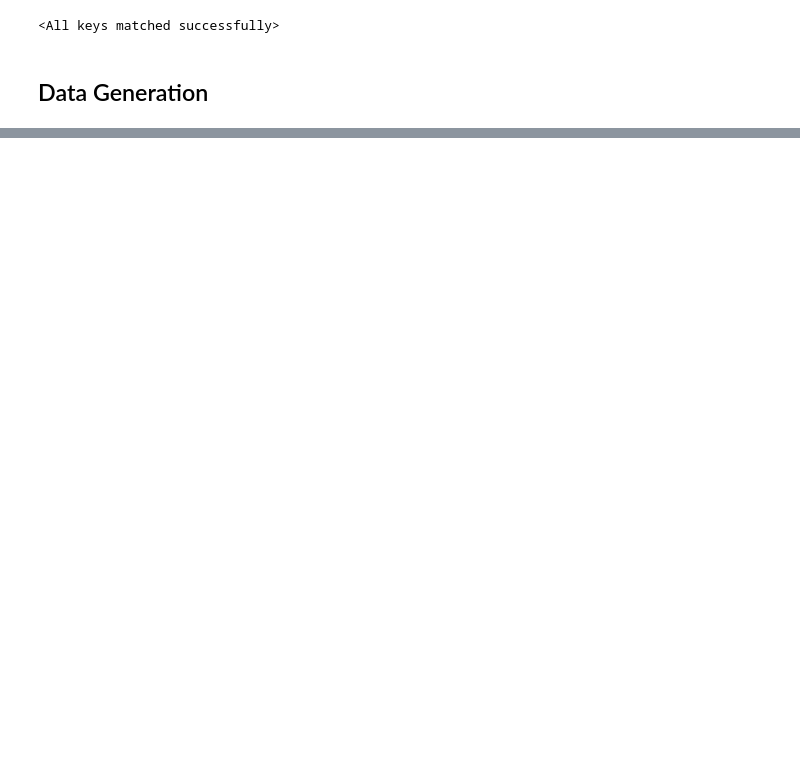
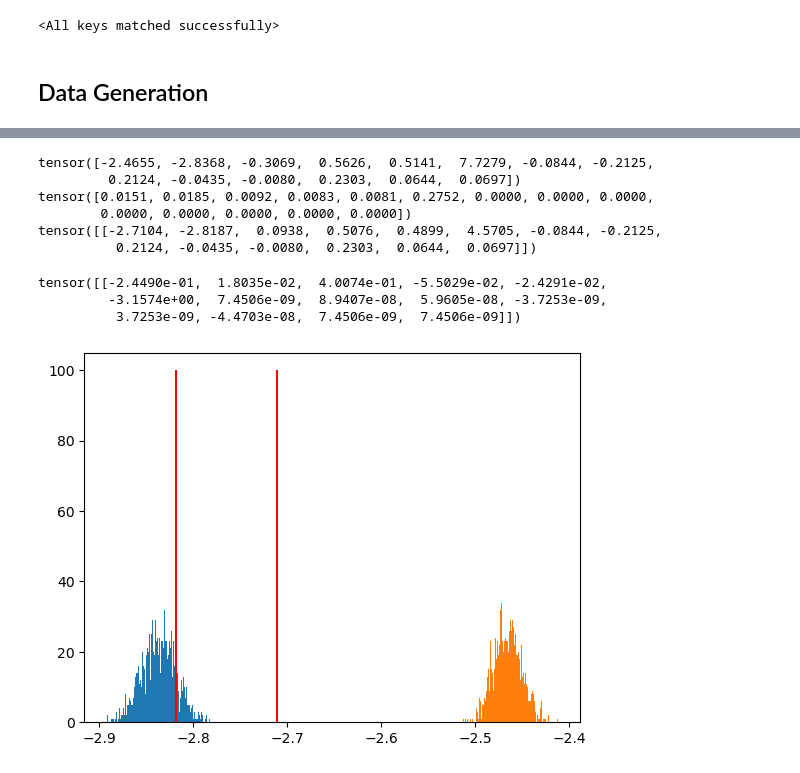
Before and after one commit to bGuenes/sbi_model_comparison, a Jupyter notebook: ModelTransfuser_run.ipynb, the cells around one changed output, grey strips where cells are left out. Drawn from its saved outputs; the diff is of its cells as text; code cells hidden in the pictures; blank space fills up the shorter version.

Commit message:
conditioning and num_samples

```diff
--- a/ModelTransfuser_run.ipynb
+++ b/ModelTransfuser_run.ipynb
@@ -104,5 +128,5 @@ plt.show()
 # %%
-ModelTransfuser.load_state_dict(torch.load("ModelTransfuser/models/ModelTransfuser_t100.pt", weights_only=False))
+ModelTransfuser.load_state_dict(torch.load("ModelTransfuser/models/ModelTransfuser_t50.pt", weights_only=False))
 # %% [output]
 <All keys matched successfully>
 # %% [markdown]
@@ -196,0 +220,3 @@ dx[0,0,0]
+# %%
+mask = torch.zeros_like(val_data[0])
+mask[6:] = 1
@@ -196,0 +237,27 @@ dx[0,0,0]
+# %%
+p = ModelTransfuser.sample(val_data[:1], condition_mask=mask)
+# %%
+print(p.mean(axis=0))
+print(p.std(axis=0))
+print(val_data[:1])
+# %% [output]
+tensor([-2.4655, -2.8368, -0.3069,  0.5626,  0.5141,  7.7279, -0.0844, -0.2125,
+         0.2124, -0.0435, -0.0080,  0.2303,  0.0644,  0.0697])
+tensor([0.0151, 0.0185, 0.0092, 0.0083, 0.0081, 0.2752, 0.0000, 0.0000, 0.0000,
+        0.0000, 0.0000, 0.0000, 0.0000, 0.0000])
+tensor([[-2.7104, -2.8187,  0.0938,  0.5076,  0.4899,  4.5705, -0.0844, -0.2125,
+          0.2124, -0.0435, -0.0080,  0.2303,  0.0644,  0.0697]])
+# %%
+(val_data[:1]-p.mean(axis=0))
+# %% [output]
+tensor([[-2.4490e-01,  1.8035e-02,  4.0074e-01, -5.5029e-02, -2.4291e-02,
+         -3.1574e+00,  7.4506e-09,  8.9407e-08,  5.9605e-08, -3.7253e-09,
+          3.7253e-09, -4.4703e-08,  7.4506e-09,  7.4506e-09]])
+# %%
+plt.hist(p[:,1], bins=100)
+plt.hist(p[:,0], bins=100)
+plt.vlines(val_data[0,1], 0, 100, color='red')
+plt.vlines(val_data[0,0], 0, 100, color='red')
+plt.show()
+# %% [output]
+[figure, added]
```
Also changed, not shown: parts of 16 cells of this notebook, 4 other files.
